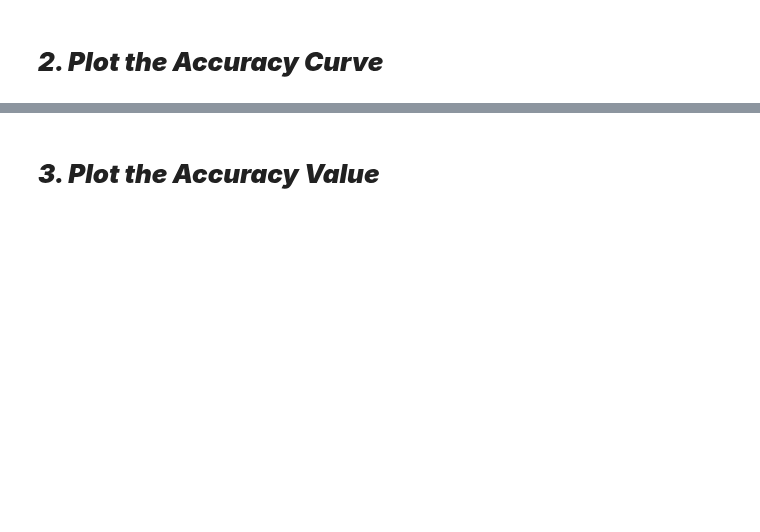
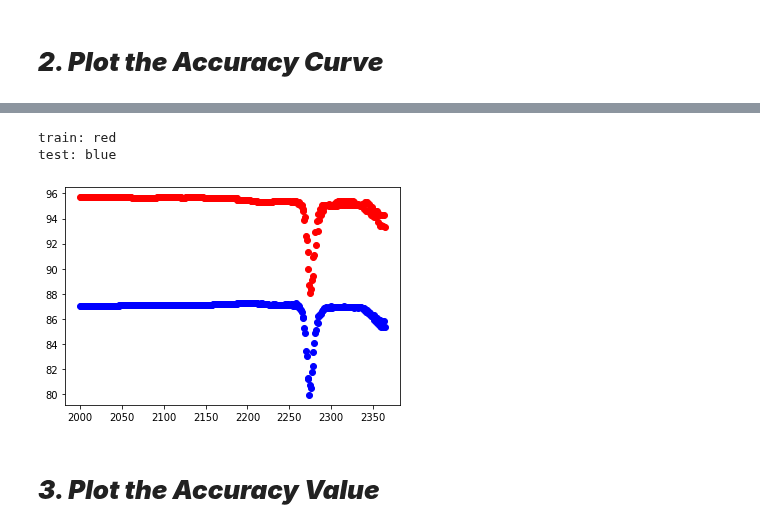
Before and after one commit to crescent98/machinelearning35911, a Jupyter notebook: assignment10.ipynb, the cells around one changed output, grey strips where cells are left out. Cells and saved outputs as stored; diff of their text form; code cells hidden in the pictures; blank space fills up the shorter version.

```diff
--- a/assignment10.ipynb
+++ b/assignment10.ipynb
@@ -288,3 +288,11 @@ test: blue
+# %%
+plt.scatter(range(2000,i),train_accuracy[2000:i],c="#ff0000")
+plt.scatter(range(2000,i),test_accuracy[2000:i],c="#0000ff")
+print("train: red \ntest: blue")
+# %% [output]
+train: red
+test: blue
+[figure, added]
 # %% [markdown]
 # ***3. Plot the Accuracy Value***
 # %%
```
Also changed, not shown: parts of 7 cells of this notebook.
